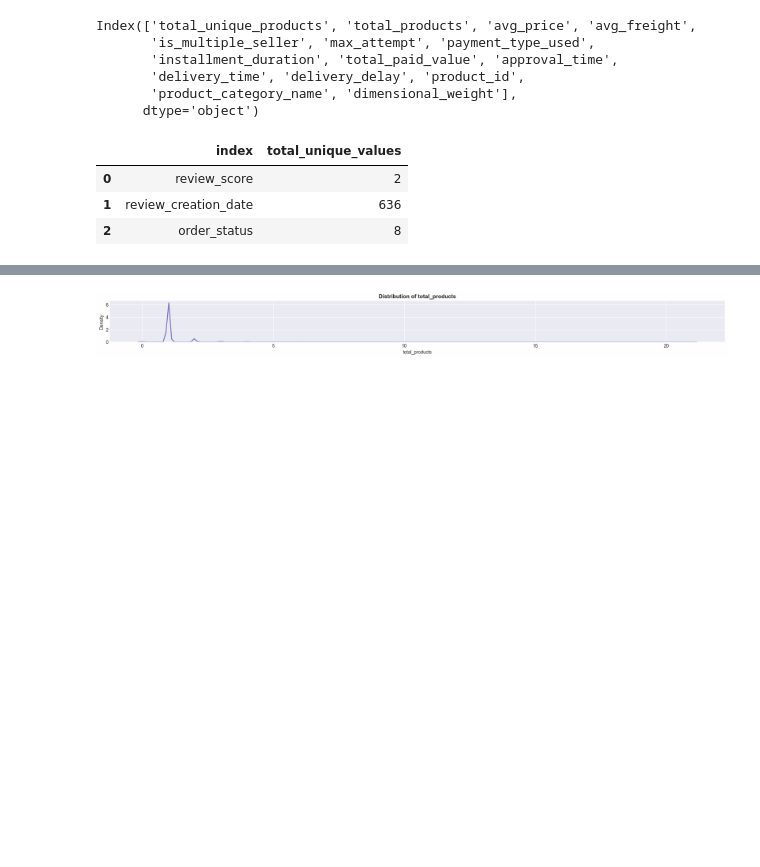
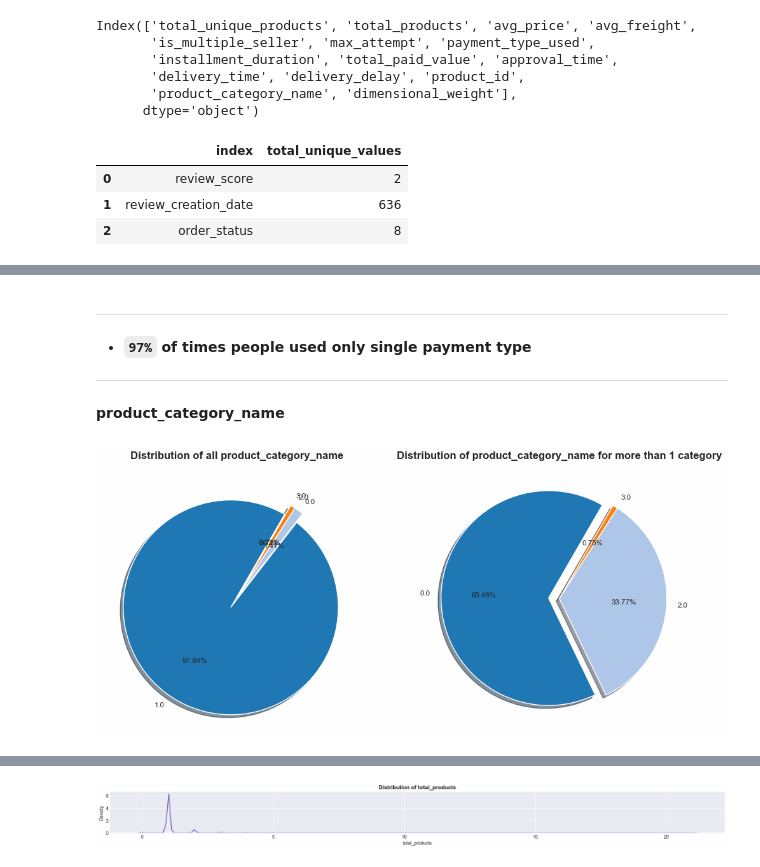
Before and after one commit to IamRaNo/my-personal-projects, a Jupyter notebook: olist review analysis/notebooks/03_pandas_analysis.ipynb, the cells around one changed output, grey strips where cells are left out. Saved outputs shown, nothing was run; the diff lists cells and outputs as text; code cells hidden in the pictures; blank space fills up the shorter version.

```diff
--- a/olist review analysis/notebooks/03_pandas_analysis.ipynb
+++ b/olist review analysis/notebooks/03_pandas_analysis.ipynb
@@ -164,0 +188,17 @@ for i,column in enumerate(small_cat_cols):
+# %% [markdown]
+***
+- **`97%` of times people used only single payment type**
+***
+# %% [markdown]
+**product_category_name**
+# %%
+plt.figure(figsize=(12,6))
+plt.subplot(1,2,1)
+P.plot_pie(column='product_category_name',data = data)
+plt.title('Distribution of all product_category_name',weight = 'bold')
+plt.subplot(1,2,2)
+P.plot_pie(column='product_category_name',data = data[data['product_category_name'] != 1])
+plt.title("Distribution of product_category_name for more than 1 category",weight = 'bold')
+plt.show()
+# %% [output]
+[figure, added]
```
Also changed, not shown: parts of 60 cells of this notebook, 1 other file.
